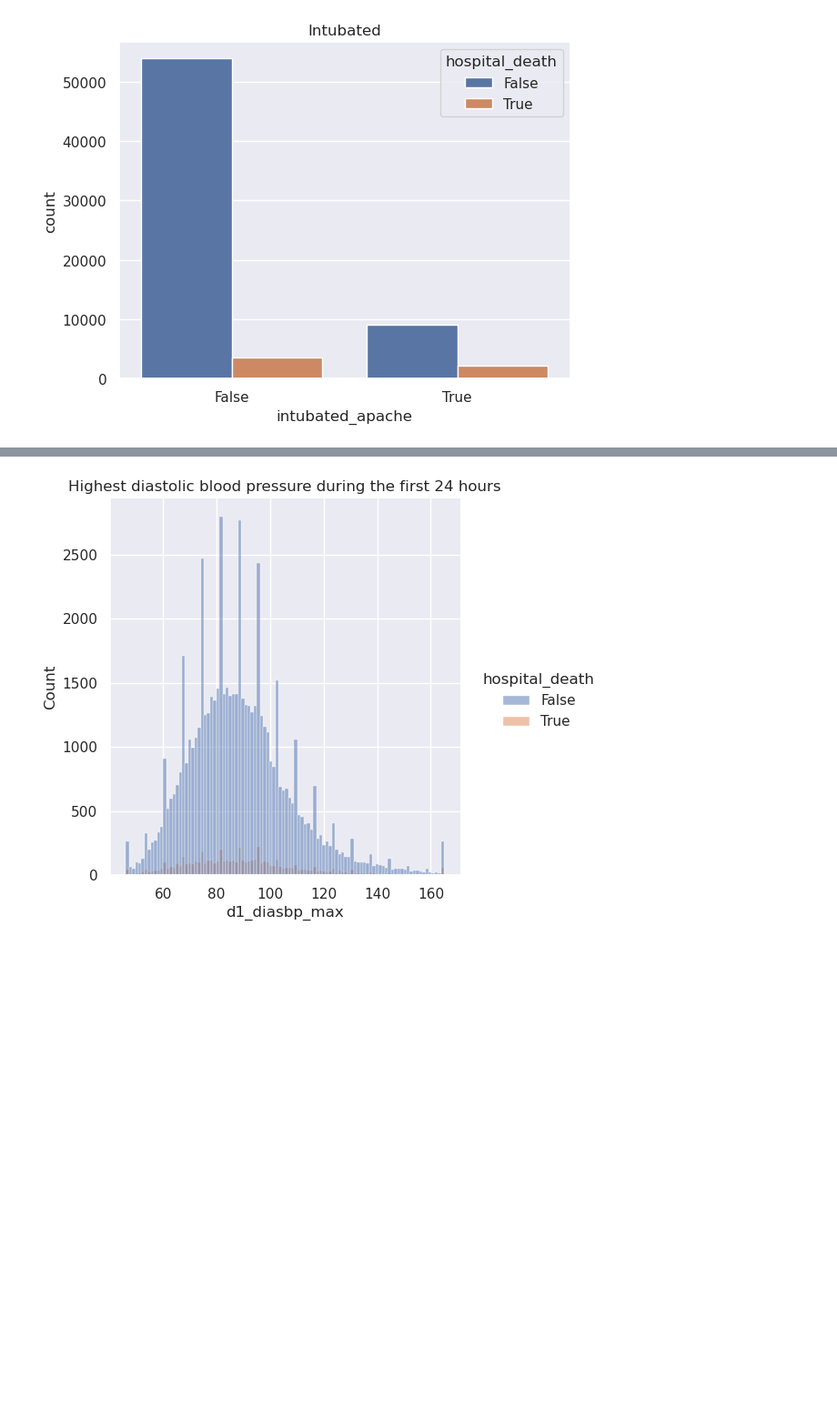
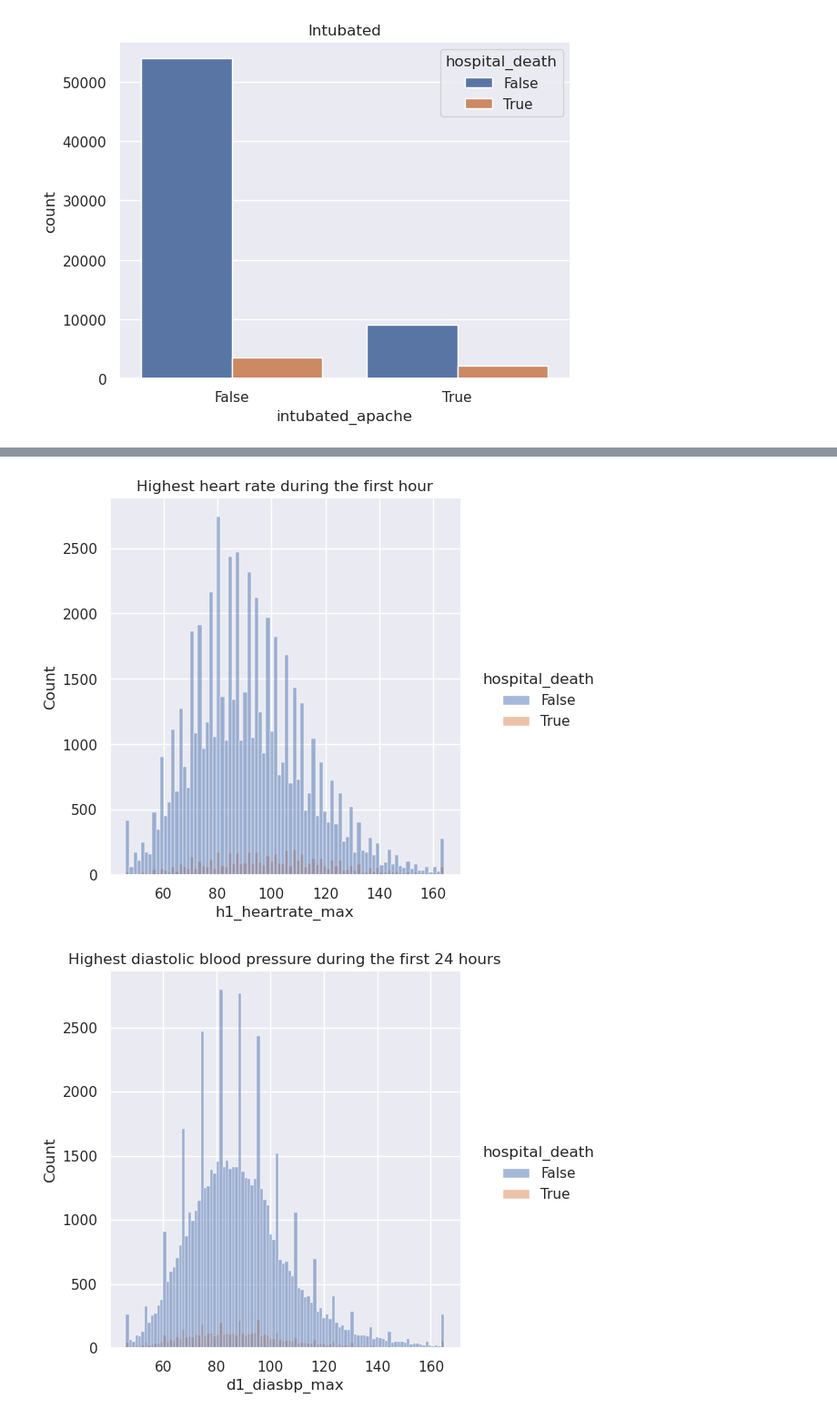
Before and after one commit to btchae/DS5110_Project, a Jupyter notebook: DS5110_Final_Project.ipynb, the cells around one changed output, grey strips where cells are left out. Shown at 91% size. Saved outputs shown, nothing was run; the diff lists cells and outputs as text; code cells hidden in the pictures; blank space fills up the shorter version.

```diff
--- a/DS5110_Final_Project.ipynb
+++ b/DS5110_Final_Project.ipynb
@@ -838,3 +831,9 @@ plt.show()
+# %%
+sns.set_theme(style="darkgrid")
+sns.displot(x='h1_heartrate_max', hue='hospital_death', data=final_vars_with_hos_death_pd).set(title='Highest heart rate during the first hour')
+plt.show()
+# %% [output]
+[figure, added]
 # %%
 sns.set_theme(style="darkgrid")
 sns.displot(x='d1_diasbp_max', hue='hospital_death', data=final_vars_with_hos_death_pd).set(title='Highest diastolic blood pressure during the first 24 hours')
```
Also changed, not shown: parts of 31 cells of this notebook.
